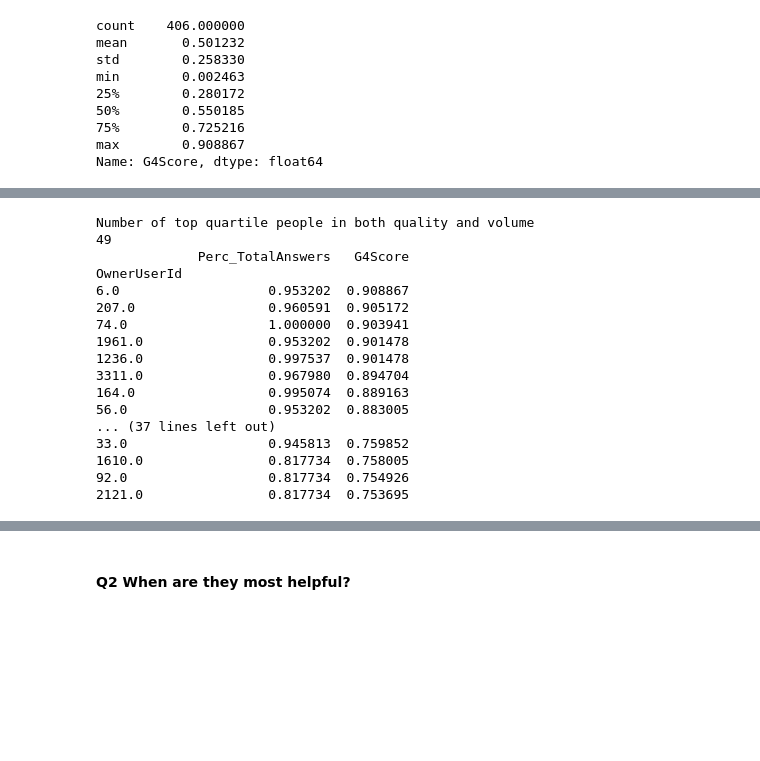
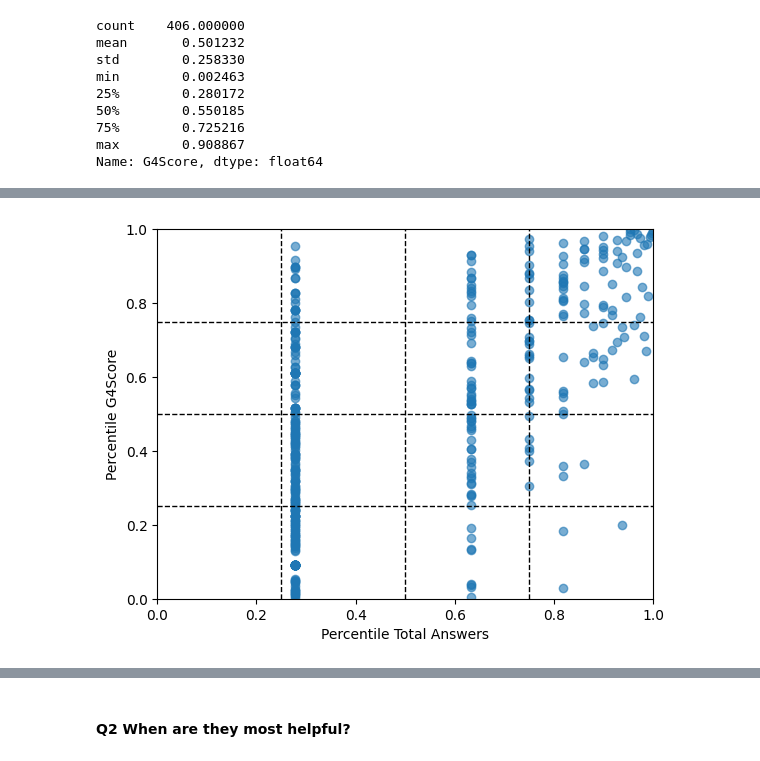
Before and after one commit to Calebagoha123/group4_fsstds, a Jupyter notebook: fsds25_ex_wk01d02.ipynb, the cells around one changed output, grey strips where cells are left out. Drawn from its saved outputs; the diff is of its cells as text; code cells hidden in the pictures; blank space fills up the shorter version.

```diff
--- a/fsds25_ex_wk01d02.ipynb
+++ b/fsds25_ex_wk01d02.ipynb
@@ -349,5 +352,8 @@ min        0.002463
 75%        0.725216
 max        0.908867
 Name: G4Score, dtype: float64
+# %%
+#Turning G4Scores into percentiles
+master_df["Perc_G4Score"] = master_df["G4Score"].rank(pct=True)
 # %%
 import matplotlib.pyplot as plt
@@ -375,32 +360,21 @@ plt.show()
-# %%
-filtered = master_df[
-    (master_df["Perc_TotalAnswers"] > 0.75) &
-    (master_df["G4Score"] > 0.75)
-]
-
-
-top_users = filtered[["Perc_TotalAnswers", "G4Score"]]
-
-top_users = top_users.sort_values(by="G4Score", ascending=False)
-
-print("Number of top quartile people in both quality and volume")
-print(len(top_users))
-print(top_users)
-# %% [output]
-Number of top quartile people in both quality and volume
-49
-             Perc_TotalAnswers   G4Score
-OwnerUserId
-6.0                   0.953202  0.908867
-207.0                 0.960591  0.905172
-74.0                  1.000000  0.903941
-1961.0                0.953202  0.901478
-1236.0                0.997537  0.901478
-3311.0                0.967980  0.894704
-164.0                 0.995074  0.889163
-56.0                  0.953202  0.883005
-... (37 lines left out)
-33.0                  0.945813  0.759852
-1610.0                0.817734  0.758005
-92.0                  0.817734  0.754926
-2121.0                0.817734  0.753695
+# %%
+#Plotting Perc_G4Score
+
+plt.scatter(master_df["Perc_TotalAnswers"], master_df["Perc_G4Score"], alpha=0.6)
+
+plt.xlim(0, 1)
+plt.ylim(0, 1)
+
+plt.axvline(x=0.5, color="black", linestyle="--", linewidth=1)
+plt.axhline(y=0.5, color="black", linestyle="--", linewidth=1)
+plt.axvline(x=0.25, color="black", linestyle="--", linewidth=1)
+plt.axhline(y=0.25, color="black", linestyle="--", linewidth=1)
+plt.axvline(x=0.75, color="black", linestyle="--", linewidth=1)
+plt.axhline(y=0.75, color="black", linestyle="--", linewidth=1)
+
+plt.xlabel("Percentile Total Answers")
+plt.ylabel("Percentile G4Score")
+
+plt.show()
+# %% [output]
+[figure, added]
```
Also changed, not shown: parts of 16 cells of this notebook.
